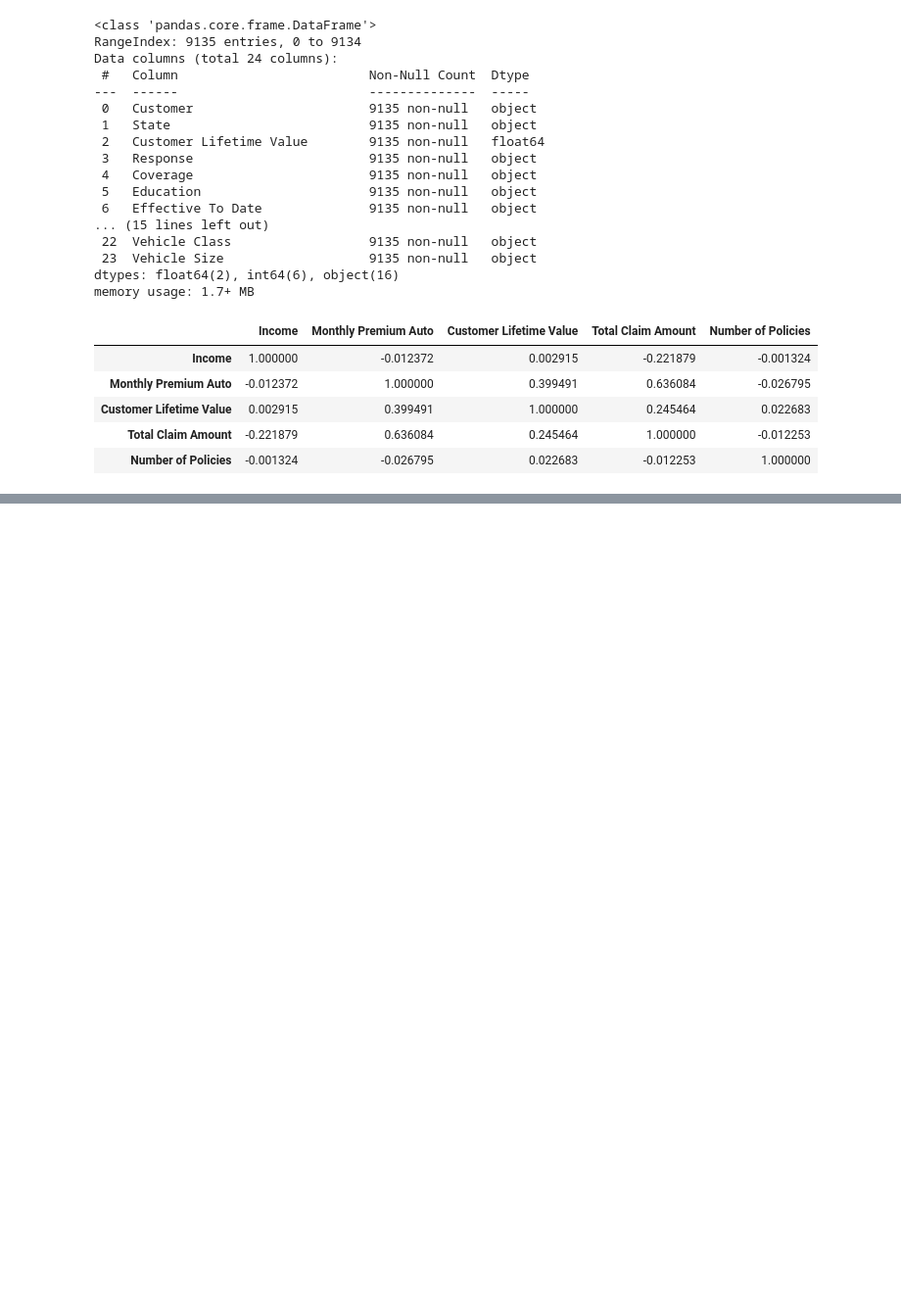
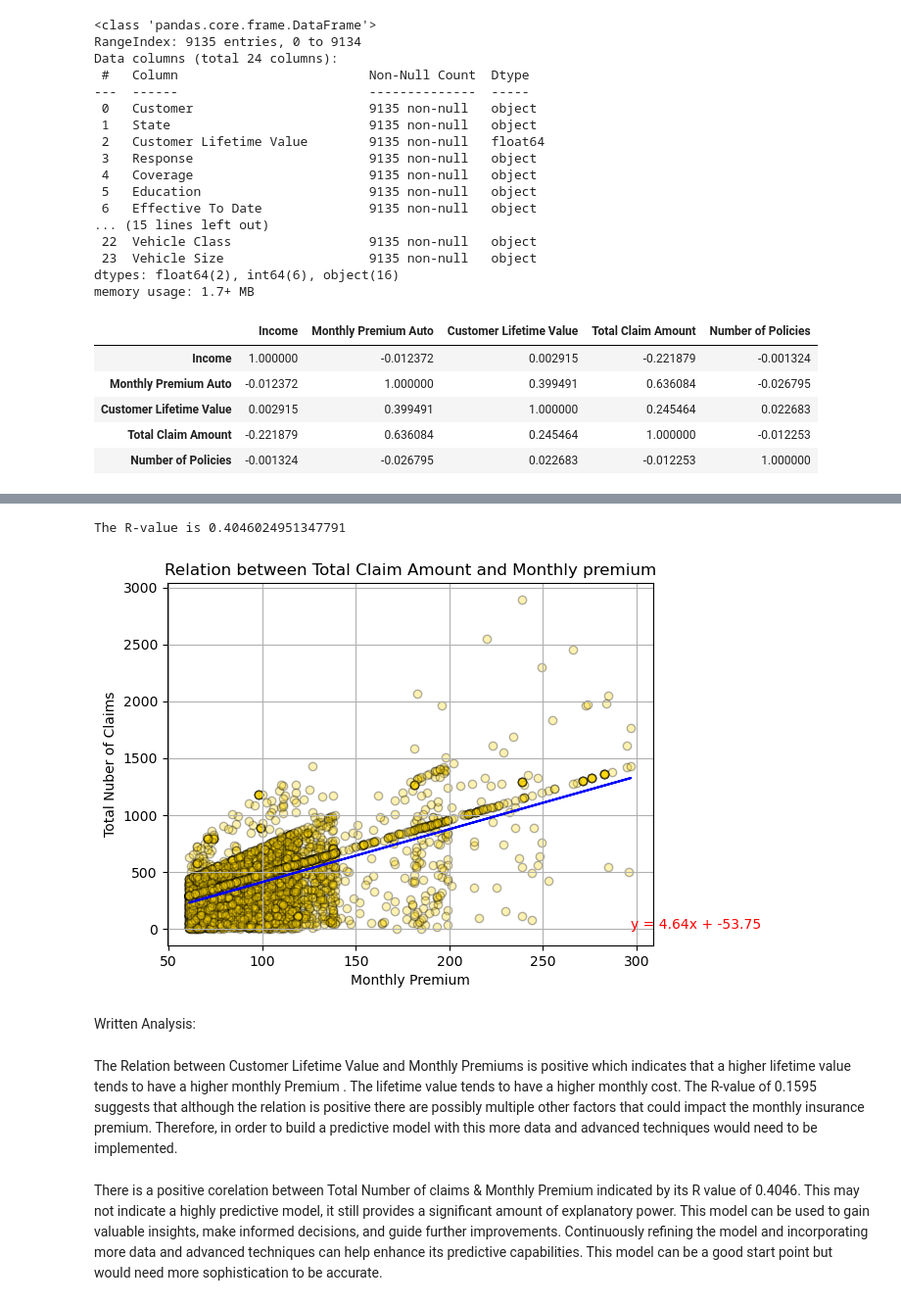
Before and after one commit to rdeshir10/Understanding_car_insurance, a Jupyter notebook: car_insurance.ipynb, the cells around one changed output, grey strips where cells are left out. Shown: that part at 98% size. Drawn from its saved outputs; the diff is of its cells as text; code cells hidden in the pictures; blank space fills up the shorter version.

```diff
--- a/car_insurance.ipynb
+++ b/car_insurance.ipynb
@@ -126,0 +146,17 @@ income_df[["Income","Monthly Premium Auto","Customer Lifetime Value","Total Clai
+# %%
+x_values = income_df["Monthly Premium Auto"]
+y_values = income_df["Total Claim Amount"]
+linear_regression(x_values,y_values,)
+plt.xlabel("Monthly Premium")
+plt.ylabel("Total Nuber of Claims")
+plt.title("Relation between Total Claim Amount and Monthly premium")
+plt.grid(True)
+# %% [output]
+The R-value is 0.4046024951347791
+[figure, added]
+# %% [markdown]
+Written Analysis:
+# %% [markdown]
+The Relation between Customer Lifetime Value and Monthly Premiums is positive which indicates that a higher lifetime value tends to have a higher monthly Premium . The lifetime value tends to have a higher monthly cost. The R-value of 0.1595 suggests that although the relation is positive there are possibly multiple other factors that could impact the monthly insurance premium. Therefore, in order to build a predictive model with this more data and advanced techniques would need to be implemented.
+# %% [markdown]
+There is a positive corelation between Total Number of claims & Monthly Premium indicated by its R value of 0.4046. This may not indicate a highly predictive model, it still provides a significant amount of explanatory power. This model can be used to gain valuable insights, make informed decisions, and guide further improvements. Continuously refining the model and incorporating more data and advanced techniques can help enhance its predictive capabilities. This model can be a good start point but would need more sophistication to be accurate.
```
Also changed, not shown: parts of 4 cells of this notebook.
